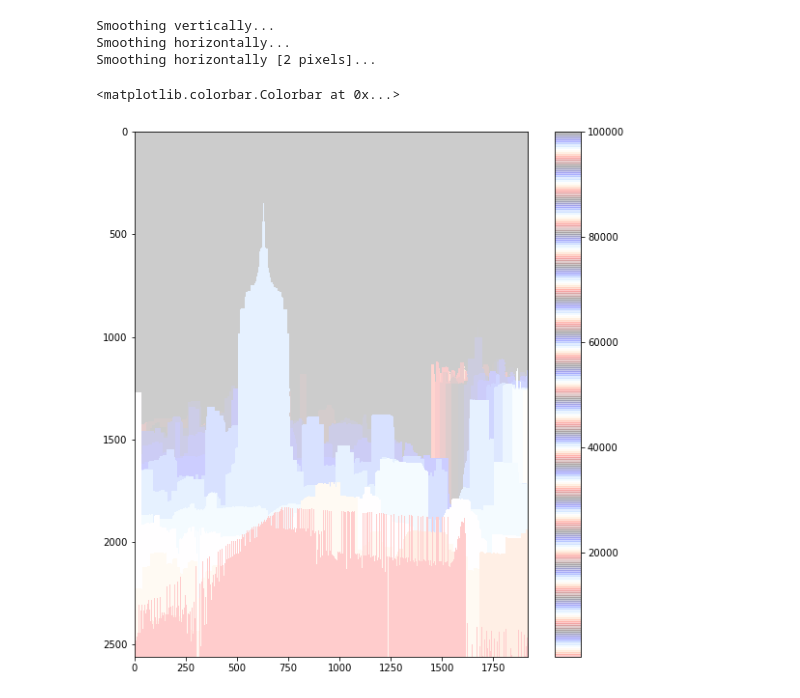
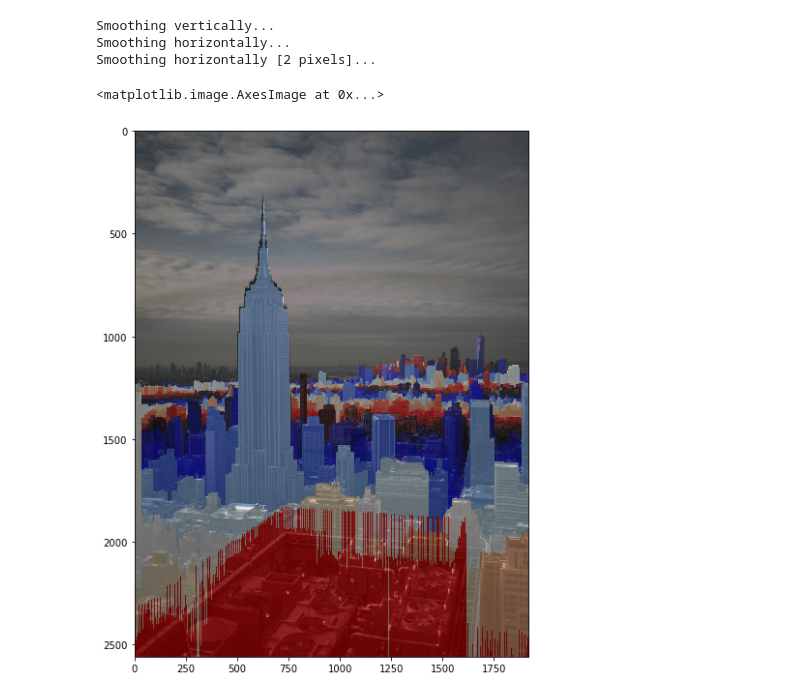
Before and after one commit to cmoscardi/Big_Data_UO_Ray_Tracing, a Jupyter notebook: photogrammetry.ipynb, the cells around one changed output. Drawn from its saved outputs; the diff is of its cells as text; code cells hidden in the pictures.

```diff
--- a/photogrammetry.ipynb
+++ b/photogrammetry.ipynb
@@ -133,3 +134,9 @@ def project(content):
     return [distgrid, xgrid, ygrid]
     print xgrid[0,0]
     #yield [distgrid, xgrid, ygrid]
+# %%
+def distance(xs,ys,zs,x,y,z):
+
+    dist = 1.0*((x - xs)**2 + (y - ys)**2 + (z - zs)**2)**0.5
+
+    return dist
@@ -135,0 +178,6 @@ def project(content):
+# %%
+params = [1.345794960057916, 0.056072502823257861, -0.012072660480989369, 988504.86108153069,
+              214494.40203705645, 799.41113612974959, 2831.8189679364423]
+
+omega, phi, kappa, xs, ys, zs, f = params
+sum(in_view(omega,phi,f, xs,ys,zs, d[:, 0], d[:, 1], d[:, 2], view_angle=(np.pi/1.2)))
@@ -136,3 +197,12 @@ def project(content):
+# %%
+def in_picture(x,y,image_dimensions):
+    # Check if point gets mapped to a pixel within the specified x and y
+    # sizes of the image
+
+    is_in_picture = (x < image_dimensions[0])*(x > 0)*(y > 0)*\
+    (y < image_dimensions[1])
+
+    return is_in_picture
 # %%
 def merge(final, new):
 
@@ -199,6 +269,6 @@ def proj_npy(tile):
 
     return [distgrid, xgrid, ygrid]
 # %%
-rdd = sc.binaryFiles('data_npy_test/*')
-# a = rdd.map(proj_npy).reduce(merge)
-a = rdd.map(proj_npy)
+rdd = sc.binaryFiles('data_npy/*')
+a = rdd.map(proj_npy).reduce(merge)
+#a = rdd.map(proj_npy)
@@ -297,13 +331,13 @@ Smoothing horizontally [2 pixels]...
 # %%
 pl.figure(figsize=(10,10))
 
 im = Image.open('./bof_left.png')
 imarray = np.array(im)
 # pl.imshow(imarray[900:1300, 1550:1850])
 # pl.imshow(a[0][900:1300, 1550:1850], alpha=0.5)
-#pl.imshow(imarray)
-pl.imshow(a[0], alpha=0.2, cmap = 'flag')
-pl.colorbar()
+pl.imshow(imarray, alpha=1)
+pl.imshow(final_grids[0], alpha=0.4, cmap = 'flag')
+#pl.colorbar()
 # %% [output]
-<matplotlib.colorbar.Colorbar at 0x...>
+<matplotlib.image.AxesImage at 0x...>
-[figure, old version]
+[figure, new version]
```
Also changed, not shown: parts of 21 cells of this notebook.
